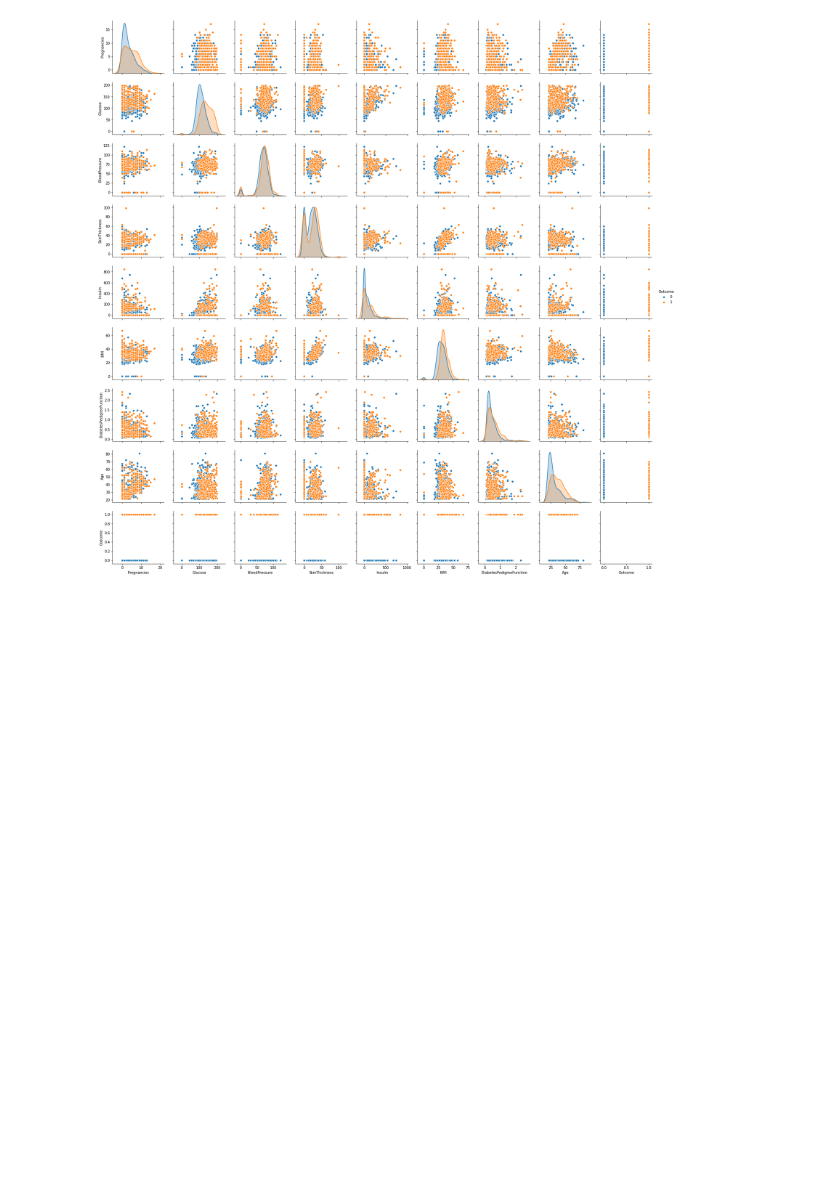
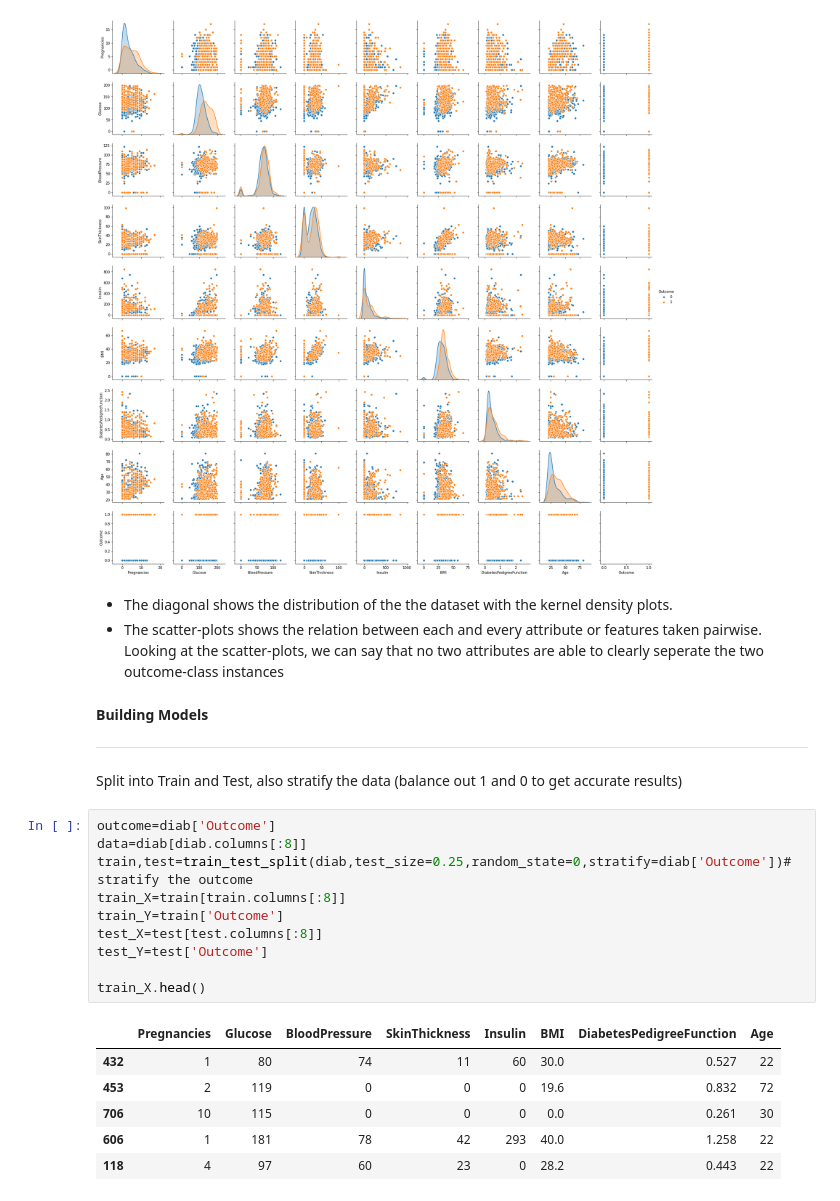
Before and after one commit to Suhail727/Data-Science-Projects, a Jupyter notebook: Pima Indians Diabetes Database/Pima_Indians_Diabetes_Database.ipynb, the cells around one changed output. Drawn from its saved outputs; the diff is of its cells as text; blank space fills up the shorter version.

```diff
--- a/Pima Indians Diabetes Database/Pima_Indians_Diabetes_Database.ipynb
+++ b/Pima Indians Diabetes Database/Pima_Indians_Diabetes_Database.ipynb
@@ -71,3 +79,31 @@ sns.pairplot(data=diab,hue='Outcome',diag_kind='kde')
 # %% [output]
 <seaborn.axisgrid.PairGrid at 0x...>
 [figure]
+# %% [markdown]
+*   The diagonal shows the distribution of the the dataset with the kernel density plots.
+*   The scatter-plots shows the relation between each and every attribute or features taken pairwise. Looking at the scatter-plots, we can say that no two attributes are able to clearly seperate the two outcome-class instances
+# %% [markdown]
+**Building Models**
+
+
+---
+
+
+Split into Train and Test, also stratify the data (balance out 1 and 0 to get accurate results)
+# %%
+outcome=diab['Outcome']
+data=diab[diab.columns[:8]]
+train,test=train_test_split(diab,test_size=0.25,random_state=0,stratify=diab['Outcome'])# stratify the outcome
+train_X=train[train.columns[:8]]
+train_Y=train['Outcome']
+test_X=test[test.columns[:8]]
+test_Y=test['Outcome']
+
+train_X.head()
+# %% [output]
+|  | Pregnancies | Glucose | BloodPressure | SkinThickness | Insulin | BMI | DiabetesPedigreeFunction | Age |
+| 432 | 1 | 80 | 74 | 11 | 60 | 30.0 | 0.527 | 22 |
+| 453 | 2 | 119 | 0 | 0 | 0 | 19.6 | 0.832 | 72 |
+| 706 | 10 | 115 | 0 | 0 | 0 | 0.0 | 0.261 | 30 |
+| 606 | 1 | 181 | 78 | 42 | 293 | 40.0 | 1.258 | 22 |
+| 118 | 4 | 97 | 60 | 23 | 0 | 28.2 | 0.443 | 22 |
```
Also changed, not shown: parts of 15 cells of this notebook.
